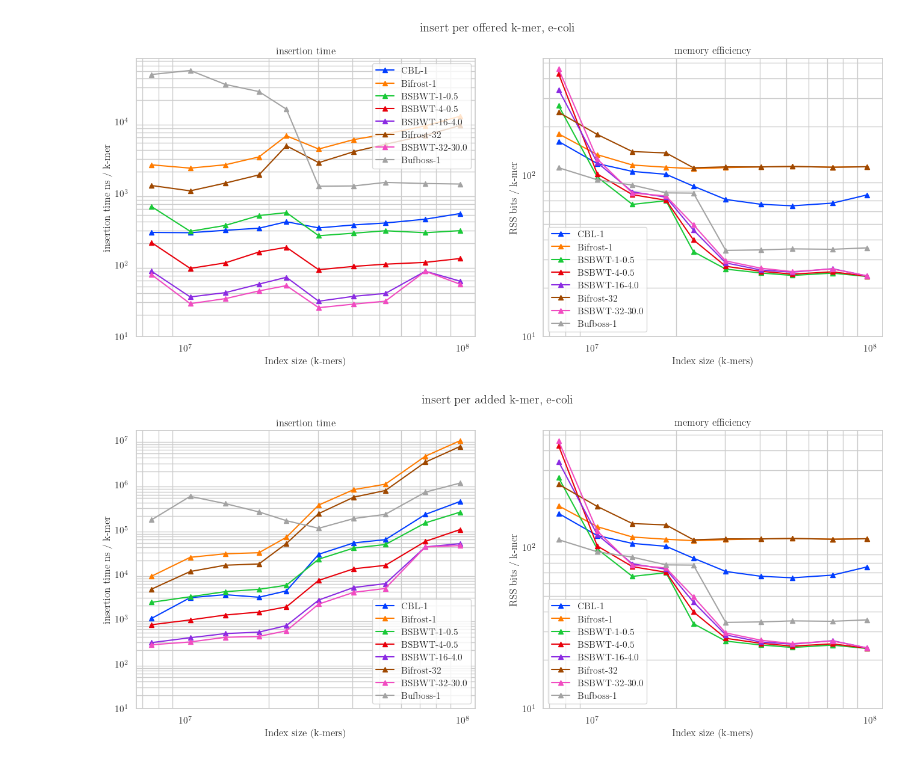
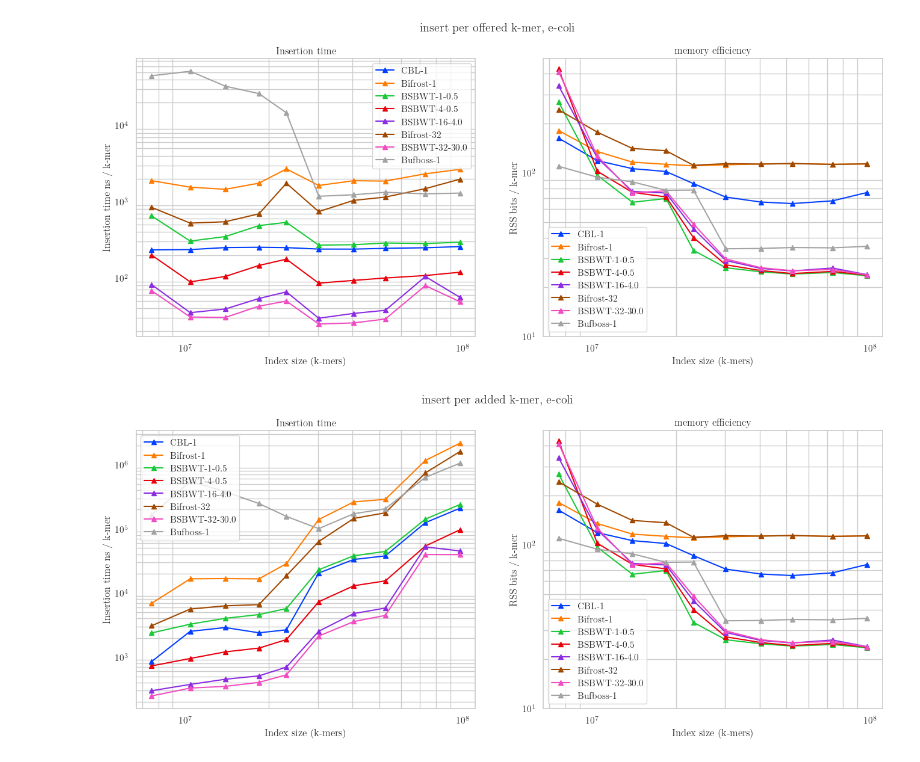
Before and after one commit to saskeli/Dynamic_SBWT_experiments, a Jupyter notebook: insert.ipynb, the cells around one changed output. Saved outputs shown, nothing was run; the diff lists cells and outputs as text; code cells hidden in the pictures.

Commit message:
plotting

```diff
--- a/insert.ipynb
+++ b/insert.ipynb
@@ -96,19 +133,19 @@ def plot_time_and_space(res, title, name=None):
         plt.savefig(name, bbox_inches="tight")
     plt.show()
 # %%
-def plot_time_and_space_per_kmer(res, div, title, name=None):
+def plot_time_and_space_per_kmer(res, div, title, name=None, key=0, lab="Insertion time"):
     plt.figure(figsize=(16, 6))
     plt.subplot(1, 2, 1)
     for k, v in res["data"].items():
-        plt.plot(res["size"], [vv[0] * 1000**3 / s for vv, s in zip(v, div)], label=k, marker="^")
+        plt.plot(res["size"], [vv[key] * 1000**3 / s for vv, s in zip(v, div)], label=k, marker="^")
     plt.yscale("log")
     plt.xscale("log")
     plt.xlabel("Index size (k-mers)")
-    plt.ylabel("insertion time ns / k-mer")
+    plt.ylabel(f"{lab} ns / k-mer")
     plt.legend()
-    plt.title("insertion time")
-    a, b = plt.ylim()
-    plt.ylim(10, b)
+    plt.title(lab)
+    #a, b = plt.ylim()
+    #plt.ylim(10, b)
     plt.grid(which='major')
     plt.grid(which='minor')
     plt.subplot(1, 2, 2)
@@ -131,10 +168,10 @@ def plot_time_and_space_per_kmer(res, div, title, name=None):
 # %%
 coli_ins = read_res("../bbb_res/insert_coli.txt")
 # %%
-plot_time_and_space_per_kmer(coli_ins, coli_ins["offered"], "insert per offered k-mer, e-coli", "insert_e-coli_per_offered_kmer.pdf")
+plot_time_and_space_per_kmer(coli_ins, coli_ins["offered"], "insert per offered k-mer, e-coli", "insert_e-coli_per_offered_kmer.pdf", 3)
 # %% [output]
-[figure, old version]
+[figure, new version]
 # %%
-plot_time_and_space_per_kmer(coli_ins, coli_ins["added"], "insert per added k-mer, e-coli", "insert_e-coli_per_added_kmer.pdf")
+plot_time_and_space_per_kmer(coli_ins, coli_ins["added"], "insert per added k-mer, e-coli", "insert_e-coli_per_added_kmer.pdf", 3)
 # %% [output]
-[figure, old version]
+[figure, new version]
```
Also changed, not shown: parts of 13 cells of this notebook, 3 other files.
